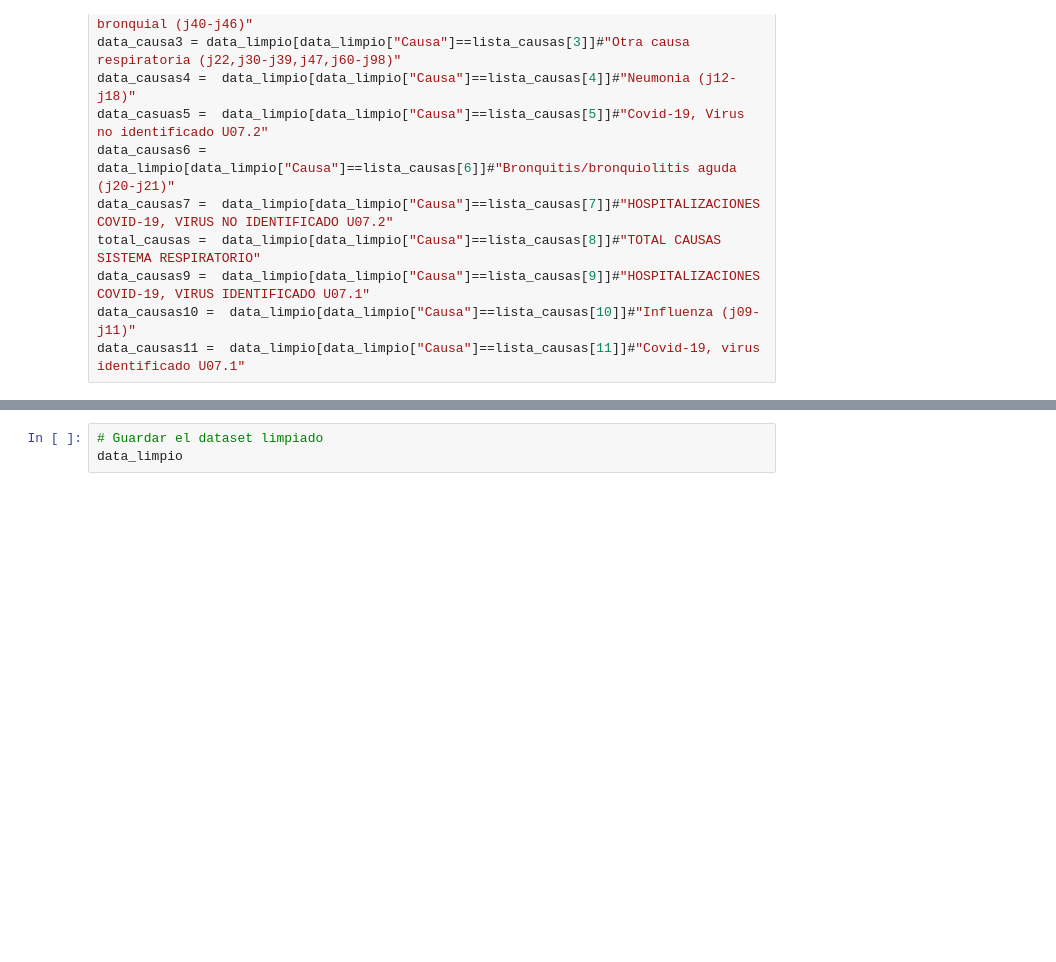
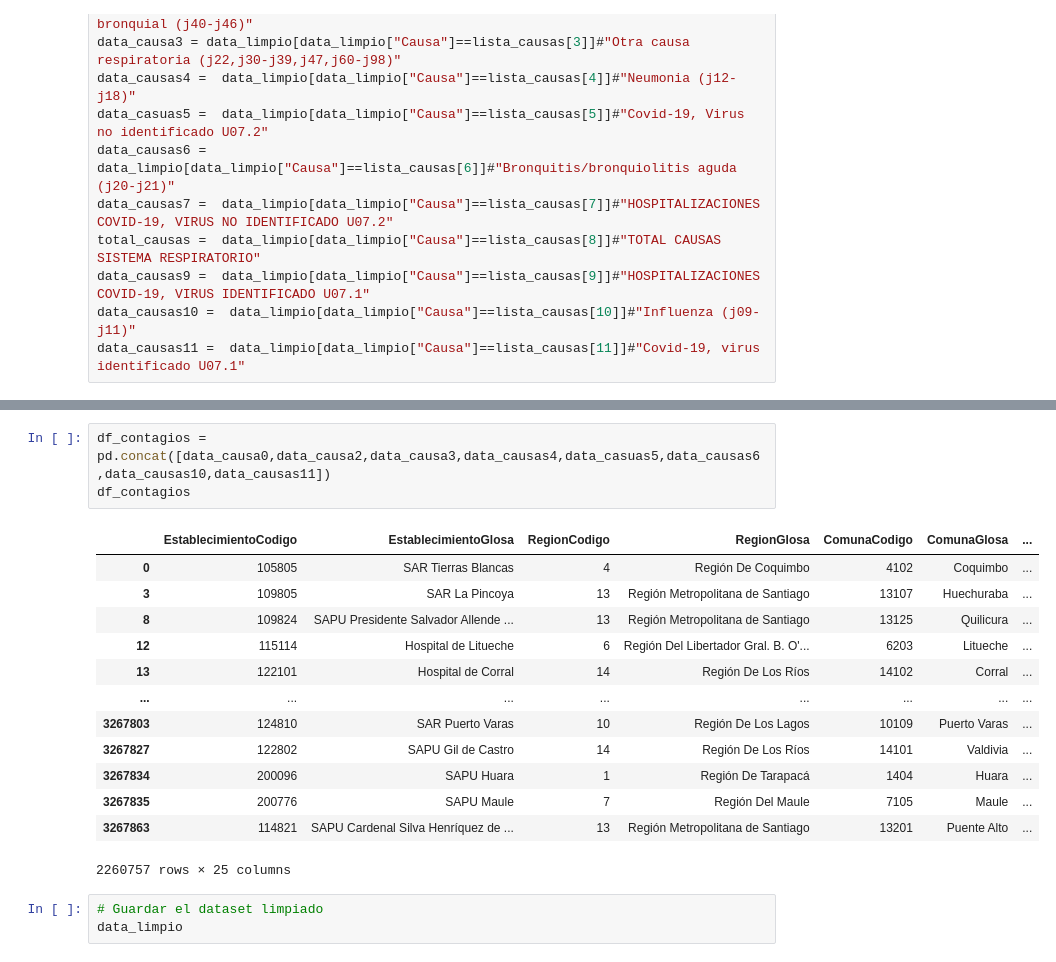
Before and after one commit to JoabVJ/project-imt2200, a Jupyter notebook: Entrega inicial/notebooks/01_EDA_enfermedades_respiratorias.ipynb, the cells around one changed output, grey strips where cells are left out. Saved outputs shown, nothing was run; the diff lists cells and outputs as text; blank space fills up the shorter version.

```diff
--- a/Entrega inicial/notebooks/01_EDA_enfermedades_respiratorias.ipynb
+++ b/Entrega inicial/notebooks/01_EDA_enfermedades_respiratorias.ipynb
@@ -219,3 +258,20 @@ Name: Causa, dtype: object
+# %%
+df_contagios = pd.concat([data_causa0,data_causa2,data_causa3,data_causas4,data_casuas5,data_causas6,data_causas10,data_causas11])
+df_contagios
+# %% [output]
+|  | EstablecimientoCodigo | EstablecimientoGlosa | RegionCodigo | RegionGlosa | ComunaCodigo | ComunaGlosa | ... |
+| 0 | 105805 | SAR Tierras Blancas | 4 | Región De Coquimbo | 4102 | Coquimbo | ... |
+| 3 | 109805 | SAR La Pincoya | 13 | Región Metropolitana de Santiago | 13107 | Huechuraba | ... |
+| 8 | 109824 | SAPU Presidente Salvador Allende ... | 13 | Región Metropolitana de Santiago | 13125 | Quilicura | ... |
+| 12 | 115114 | Hospital de Litueche | 6 | Región Del Libertador Gral. B. O'... | 6203 | Litueche | ... |
+| 13 | 122101 | Hospital de Corral | 14 | Región De Los Ríos | 14102 | Corral | ... |
+| ... | ... | ... | ... | ... | ... | ... | ... |
+| 3267803 | 124810 | SAR Puerto Varas | 10 | Región De Los Lagos | 10109 | Puerto Varas | ... |
+| 3267827 | 122802 | SAPU Gil de Castro | 14 | Región De Los Ríos | 14101 | Valdivia | ... |
+| 3267834 | 200096 | SAPU Huara | 1 | Región De Tarapacá | 1404 | Huara | ... |
+| 3267835 | 200776 | SAPU Maule | 7 | Región Del Maule | 7105 | Maule | ... |
+| 3267863 | 114821 | SAPU Cardenal Silva Henríquez de ... | 13 | Región Metropolitana de Santiago | 13201 | Puente Alto | ... |
+2260757 rows × 25 columns
 # %%
 # Guardar el dataset limpiado
 data_limpio
```
Also changed, not shown: parts of 9 cells of this notebook.
